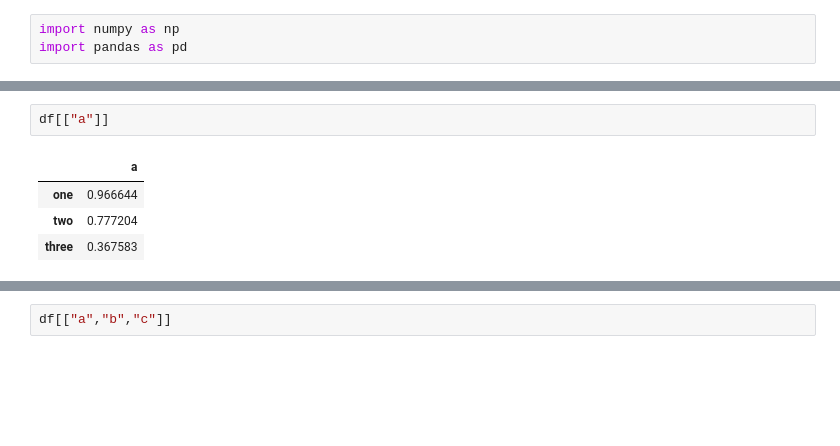
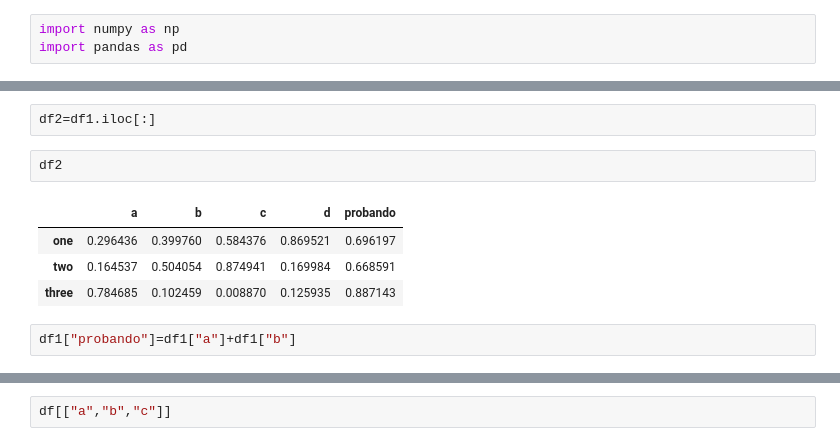
Before and after one commit to yefersonBaldeon/PYTHON, a Jupyter notebook: python/pandas.ipynb, the cells around one changed output, grey strips where cells are left out. Saved outputs shown, nothing was run; the diff lists cells and outputs as text; blank space fills up the shorter version.

```diff
--- a/python/pandas.ipynb
+++ b/python/pandas.ipynb
@@ -12,7 +12,11 @@ df
-# %%
-df[["a"]]
-# %% [output]
-|  | a |
-| one | 0.966644 |
-| two | 0.777204 |
-| three | 0.367583 |
+# %%
+df2=df1.iloc[:]
+# %%
+df2
+# %% [output]
+|  | a | b | c | d | probando |
+| one | 0.296436 | 0.399760 | 0.584376 | 0.869521 | 0.696197 |
+| two | 0.164537 | 0.504054 | 0.874941 | 0.169984 | 0.668591 |
+| three | 0.784685 | 0.102459 | 0.008870 | 0.125935 | 0.887143 |
+# %%
+df1["probando"]=df1["a"]+df1["b"]
```
Also changed, not shown: parts of 10 cells of this notebook, 1 other file.
